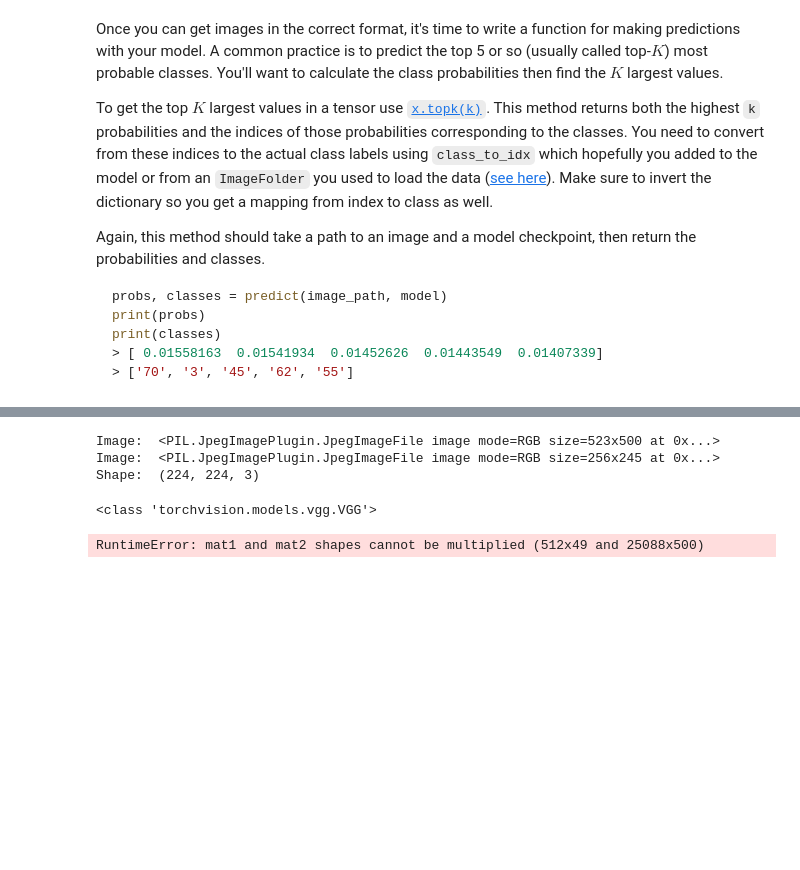
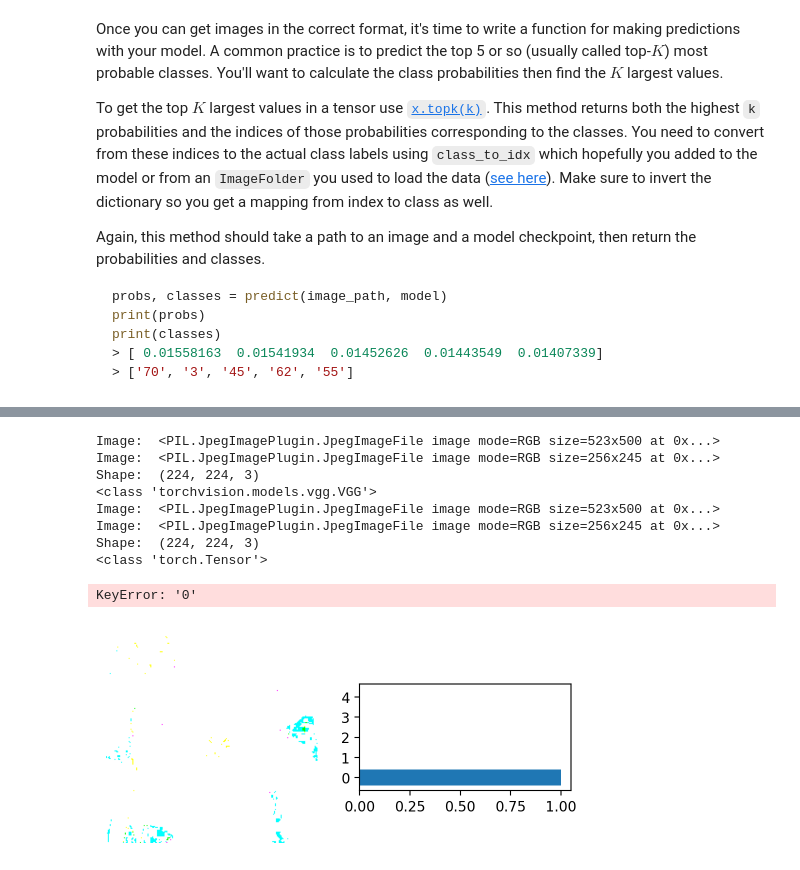
Before and after one commit to amnyulwa/aipnd-project, a Jupyter notebook: Image_Classifier_Project.ipynb, the cells around one changed output, grey strips where cells are left out. Drawn from its saved outputs; the diff is of its cells as text; code cells hidden in the pictures; blank space fills up the shorter version.

```diff
--- a/Image_Classifier_Project.ipynb
+++ b/Image_Classifier_Project.ipynb
@@ -505,7 +497,7 @@ def imshow(image, ax=None, title=None):
     print(type(image))
     # PyTorch tensors assume the color channel is the first dimension
     # but matplotlib assumes is the third dimension
-    #image = image.numpy().transpose((1, 2, 0))
+    image = image.numpy().transpose((1, 2, 0))
 
     # Undo preprocessing
     mean = np.array([0.485, 0.456, 0.406])
@@ -542,22 +534,22 @@ def predict(image_path, model, topk=5):
     # TODO: Implement the code to predict the class from an image file
     input = process_image(image_path)# takes in an image from file and then feeds into the process_image function to convert to NP array values
 
-    input = input.type(torch.FloatTensor)
+    input = input.type(torch.FloatTensor).unsqueeze(0)
 
     #commenting out as model is already set to eval using the load_checkpoint() function
     #model.eval()
-    model = load_checkpoint(model)
+
     print(type(model))
     model.to(device)
     with torch.no_grad():
-
       input = input.to(device)
-
       logps = model.forward(input)
 
     ps = torch.exp(logps)
 
-    return ps.topk(topk, dim=1)
+    top_p, top_class = ps.topk(topk, dim=1)
+
+    return top_p, top_class
 # %% [markdown]
 ## Sanity Checking
 
@@ -569,37 +561,37 @@ You can convert from the class integer encoding to actual flower names with the
 # %%
 # TODO: Display an image along with the top 5 classes
 
-top_p, top_class = predict('flowers/train/1/image_06734.jpg', 'checkpoint.pth')
+model = load_checkpoint('checkpoint.pth')
 
-print(top_p)
-ps = ps.data.numpy().squeeze()
+top_p, top_class = predict('flowers/train/1/image_06734.jpg', model)
 
+image = process_image('flowers/train/1/image_06734.jpg')
+
+# Display the image
 fig, (ax1, ax2) = plt.subplots(figsize=(6,9), ncols=2)
-ax1.imshow(img.resize_(1, 28, 28).numpy().squeeze())
+imshow(image, ax=ax1) # Display using imshow
 ax1.axis('off')
-ax2.barh(np.arange(10), ps)
+
+# Display the top 5 probabilities as a bar graph
+probs = top_p.cpu().numpy().squeeze()
+classes = top_class.cpu().numpy().squeeze() #changed variable name to classes to avoid conflict
+ax2.barh(np.arange(5), probs) # Display top 5
 ax2.set_aspect(0.1)
-ax2.set_yticks(np.arange(10))
-if version == "MNIST":
-    ax2.set_yticklabels(np.arange(10))
-elif version == "Fashion":
-    ax2.set_yticklabels(['T-shirt/top',
-                            'Trouser',
-                            'Pullover',
-                            'Dress',
-                            'Coat',
-                            'Sandal',
-                            'Shirt',
-                            'Sneaker',
-                            'Bag',
-                            'Ankle Boot'], size='small');
+ax2.set_yticks(np.arange(5))
+ax2.set_yticklabels([cat_to_name[str(c)] for c in classes], size='small') # changed variable name here as well
 ax2.set_title('Class Probability')
 ax2.set_xlim(0, 1.1)
 
 plt.tight_layout()
+plt.show()
 # %% [output]
 Image:  <PIL.JpegImagePlugin.JpegImageFile image mode=RGB size=523x500 at 0x...>
 Image:  <PIL.JpegImagePlugin.JpegImageFile image mode=RGB size=256x245 at 0x...>
 Shape:  (224, 224, 3)
+<class 'torchvision.models.vgg.VGG'>
+Image:  <PIL.JpegImagePlugin.JpegImageFile image mode=RGB size=523x500 at 0x...>
+Image:  <PIL.JpegImagePlugin.JpegImageFile image mode=RGB size=256x245 at 0x...>
+Shape:  (224, 224, 3)
+<class 'torch.Tensor'>
-<class 'torchvision.models.vgg.VGG'>
+KeyError: '0'
-RuntimeError: mat1 and mat2 shapes cannot be multiplied (512x49 and 25088x500)
+[figure, added]
```
Also changed, not shown: parts of 2 cells of this notebook.
